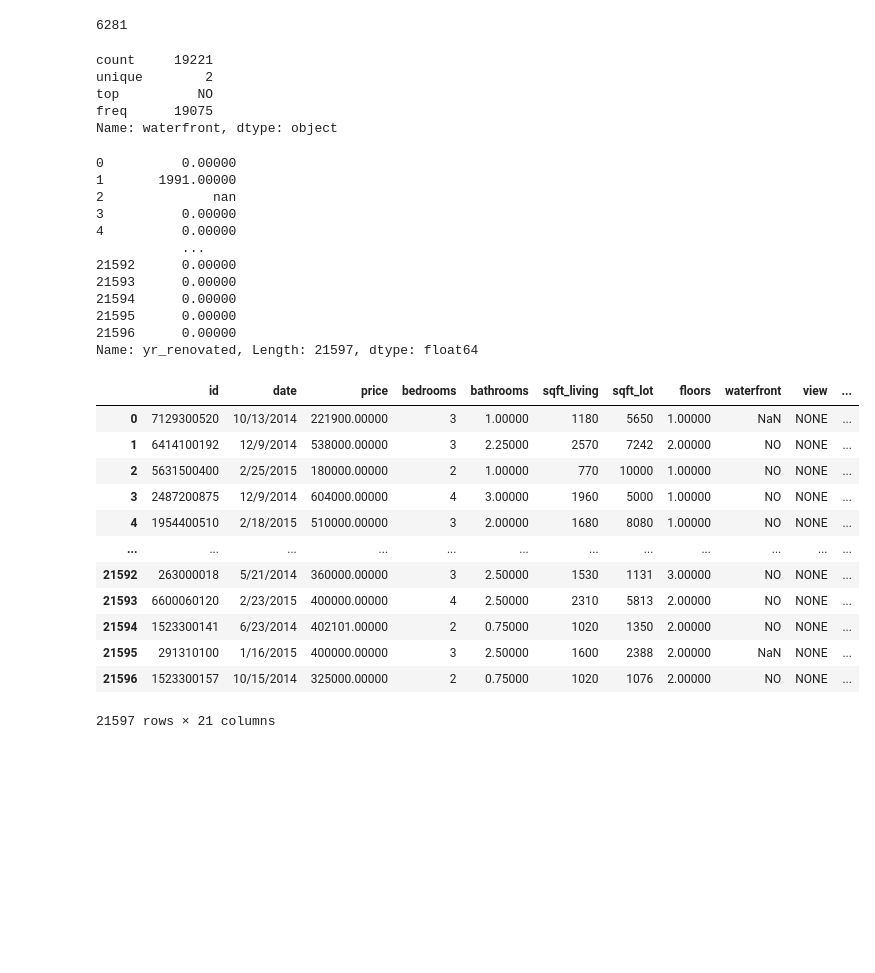
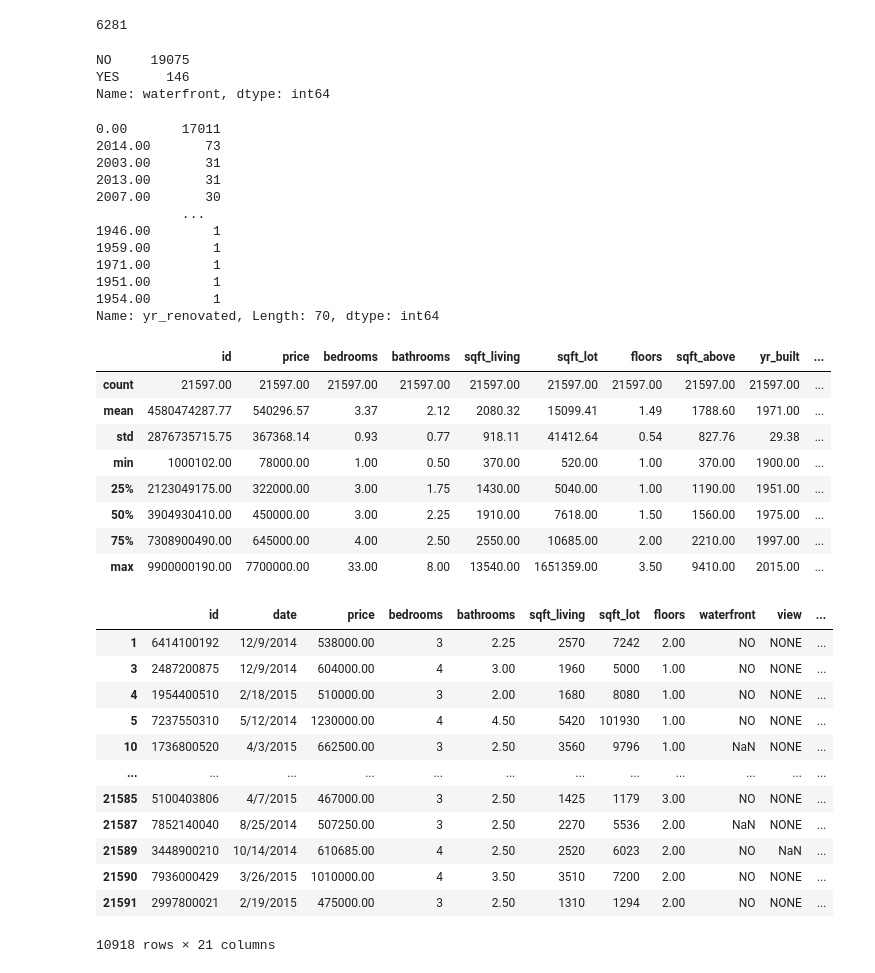
Before and after one commit to dermothethird/King_County_Housing_Project, a Jupyter notebook: EddiePH2notebook.ipynb, the cells around one changed output. Drawn from its saved outputs; the diff is of its cells as text; code cells hidden in the pictures; blank space fills up the shorter version.

```diff
--- a/EddiePH2notebook.ipynb
+++ b/EddiePH2notebook.ipynb
@@ -93,43 +112,53 @@ df.isnull().sum().sum()
 # %% [output]
 6281
 # %%
-df['waterfront'].describe()
+df['waterfront'].value_counts()
 # %% [output]
-count     19221
-unique        2
-top          NO
-freq      19075
-Name: waterfront, dtype: object
+NO     19075
+YES      146
+Name: waterfront, dtype: int64
 # %%
-df['yr_renovated']
+df['yr_renovated'].value_counts()
 # %% [output]
-0          0.00000
-1       1991.00000
-2              nan
-3          0.00000
-4          0.00000
+0.00       17011
+2014.00       73
+2003.00       31
+2013.00       31
+2007.00       30
            ...
-21592      0.00000
-21593      0.00000
-21594      0.00000
-21595      0.00000
-21596      0.00000
-Name: yr_renovated, Length: 21597, dtype: float64
+1946.00        1
+1959.00        1
+1971.00        1
+1951.00        1
+1954.00        1
+Name: yr_renovated, Length: 70, dtype: int64
 # %%
 #dropping scientific notation
-pd.set_option('display.float_format', lambda x: '%.5f' % x)
-df
+pd.set_option('display.float_format', lambda x: '%.2f' % x)
+df.describe()#finding the mean
 # %% [output]
-|  | id | date | price | bedrooms | bathrooms | sqft_living | sqft_lot | floors | waterfront | view | ... |
-| 0 | 7129300520 | 10/13/2014 | 221900.00000 | 3 | 1.00000 | 1180 | 5650 | 1.00000 | NaN | NONE | ... |
-| 1 | 6414100192 | 12/9/2014 | 538000.00000 | 3 | 2.25000 | 2570 | 7242 | 2.00000 | NO | NONE | ... |
-| 2 | 5631500400 | 2/25/2015 | 180000.00000 | 2 | 1.00000 | 770 | 10000 | 1.00000 | NO | NONE | ... |
-| 3 | 2487200875 | 12/9/2014 | 604000.00000 | 4 | 3.00000 | 1960 | 5000 | 1.00000 | NO | NONE | ... |
-| 4 | 1954400510 | 2/18/2015 | 510000.00000 | 3 | 2.00000 | 1680 | 8080 | 1.00000 | NO | NONE | ... |
-| ... | ... | ... | ... | ... | ... | ... | ... | ... | ... | ... | ... |
-| 21592 | 263000018 | 5/21/2014 | 360000.00000 | 3 | 2.50000 | 1530 | 1131 | 3.00000 | NO | NONE | ... |
-| 21593 | 6600060120 | 2/23/2015 | 400000.00000 | 4 | 2.50000 | 2310 | 5813 | 2.00000 | NO | NONE | ... |
-| 21594 | 1523300141 | 6/23/2014 | 402101.00000 | 2 | 0.75000 | 1020 | 1350 | 2.00000 | NO | NONE | ... |
-| 21595 | 291310100 | 1/16/2015 | 400000.00000 | 3 | 2.50000 | 1600 | 2388 | 2.00000 | NaN | NONE | ... |
-| 21596 | 1523300157 | 10/15/2014 | 325000.00000 | 2 | 0.75000 | 1020 | 1076 | 2.00000 | NO | NONE | ... |
+|  | id | price | bedrooms | bathrooms | sqft_living | sqft_lot | floors | sqft_above | yr_built | ... |
+| count | 21597.00 | 21597.00 | 21597.00 | 21597.00 | 21597.00 | 21597.00 | 21597.00 | 21597.00 | 21597.00 | ... |
+| mean | 4580474287.77 | 540296.57 | 3.37 | 2.12 | 2080.32 | 15099.41 | 1.49 | 1788.60 | 1971.00 | ... |
+| std | 2876735715.75 | 367368.14 | 0.93 | 0.77 | 918.11 | 41412.64 | 0.54 | 827.76 | 29.38 | ... |
+| min | 1000102.00 | 78000.00 | 1.00 | 0.50 | 370.00 | 520.00 | 1.00 | 370.00 | 1900.00 | ... |
+| 25% | 2123049175.00 | 322000.00 | 3.00 | 1.75 | 1430.00 | 5040.00 | 1.00 | 1190.00 | 1951.00 | ... |
+| 50% | 3904930410.00 | 450000.00 | 3.00 | 2.25 | 1910.00 | 7618.00 | 1.50 | 1560.00 | 1975.00 | ... |
+| 75% | 7308900490.00 | 645000.00 | 4.00 | 2.50 | 2550.00 | 10685.00 | 2.00 | 2210.00 | 1997.00 | ... |
+| max | 9900000190.00 | 7700000.00 | 33.00 | 8.00 | 13540.00 | 1651359.00 | 3.50 | 9410.00 | 2015.00 | ... |
-21597 rows × 21 columns
+# %%
+df.loc[df['price'] = 450000]
+# %% [output]
+|  | id | date | price | bedrooms | bathrooms | sqft_living | sqft_lot | floors | waterfront | view | ... |
+| 1 | 6414100192 | 12/9/2014 | 538000.00 | 3 | 2.25 | 2570 | 7242 | 2.00 | NO | NONE | ... |
+| 3 | 2487200875 | 12/9/2014 | 604000.00 | 4 | 3.00 | 1960 | 5000 | 1.00 | NO | NONE | ... |
+| 4 | 1954400510 | 2/18/2015 | 510000.00 | 3 | 2.00 | 1680 | 8080 | 1.00 | NO | NONE | ... |
+| 5 | 7237550310 | 5/12/2014 | 1230000.00 | 4 | 4.50 | 5420 | 101930 | 1.00 | NO | NONE | ... |
+| 10 | 1736800520 | 4/3/2015 | 662500.00 | 3 | 2.50 | 3560 | 9796 | 1.00 | NaN | NONE | ... |
+| ... | ... | ... | ... | ... | ... | ... | ... | ... | ... | ... | ... |
+| 21585 | 5100403806 | 4/7/2015 | 467000.00 | 3 | 2.50 | 1425 | 1179 | 3.00 | NO | NONE | ... |
+| 21587 | 7852140040 | 8/25/2014 | 507250.00 | 3 | 2.50 | 2270 | 5536 | 2.00 | NaN | NONE | ... |
+| 21589 | 3448900210 | 10/14/2014 | 610685.00 | 4 | 2.50 | 2520 | 6023 | 2.00 | NO | NaN | ... |
+| 21590 | 7936000429 | 3/26/2015 | 1010000.00 | 4 | 3.50 | 3510 | 7200 | 2.00 | NO | NONE | ... |
+| 21591 | 2997800021 | 2/19/2015 | 475000.00 | 3 | 2.50 | 1310 | 1294 | 2.00 | NO | NONE | ... |
+10918 rows × 21 columns
```
Also changed, not shown: parts of 5 cells of this notebook.
